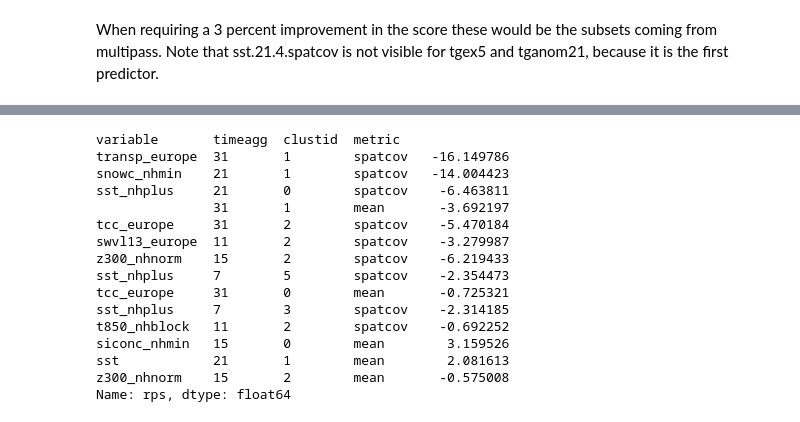
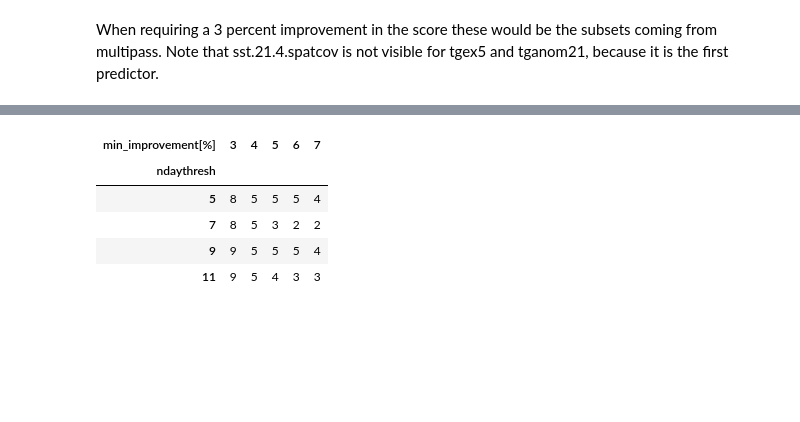
Before and after one commit to chiemvs/Hybrid, a Jupyter notebook: notebooks/predictor_selection.ipynb, the cells around one changed output, grey strips where cells are left out. Cells and saved outputs as stored; diff of their text form; code cells hidden in the pictures; blank space fills up the shorter version.

```diff
--- a/notebooks/predictor_selection.ipynb
+++ b/notebooks/predictor_selection.ipynb
@@ -517,19 +480,0 @@ Name: rps, dtype: float64
-# %%
-percentual_improvement(name = 'tg-ex-q0.75-21D_ge11D_sep12-15_multi_d20_b3').iloc[:14]
-# %% [output]
-variable       timeagg  clustid  metric
-transp_europe  31       1        spatcov   -16.149786
-snowc_nhmin    21       1        spatcov   -14.004423
-sst_nhplus     21       0        spatcov    -6.463811
-               31       1        mean       -3.692197
-tcc_europe     31       2        spatcov    -5.470184
-swvl13_europe  11       2        spatcov    -3.279987
-z300_nhnorm    15       2        spatcov    -6.219433
-sst_nhplus     7        5        spatcov    -2.354473
-tcc_europe     31       0        mean       -0.725321
-sst_nhplus     7        3        spatcov    -2.314185
-t850_nhblock   11       2        spatcov    -0.692252
-siconc_nhmin   15       0        mean        3.159526
-sst            21       1        mean        2.081613
-z300_nhnorm    15       2        mean       -0.575008
-Name: rps, dtype: float64
@@ -535,0 +503,9 @@ Name: rps, dtype: float64
+# %%
+tgex_npreds
+# %% [output]
+| min_improvement[%] | 3 | 4 | 5 | 6 | 7 |
+| ndaythresh |  |  |  |  |  |
+| 5 | 8 | 5 | 5 | 5 | 4 |
+| 7 | 8 | 5 | 3 | 2 | 2 |
+| 9 | 9 | 5 | 5 | 5 | 4 |
+| 11 | 9 | 5 | 4 | 3 | 3 |
```
Also changed, not shown: parts of 7 cells of this notebook, 7 other files.
